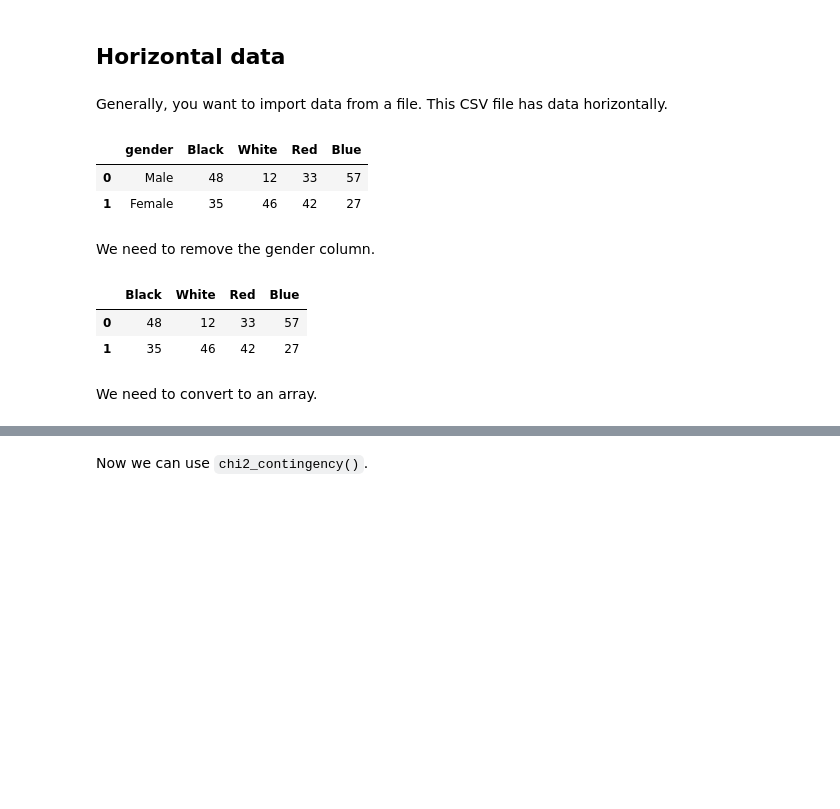
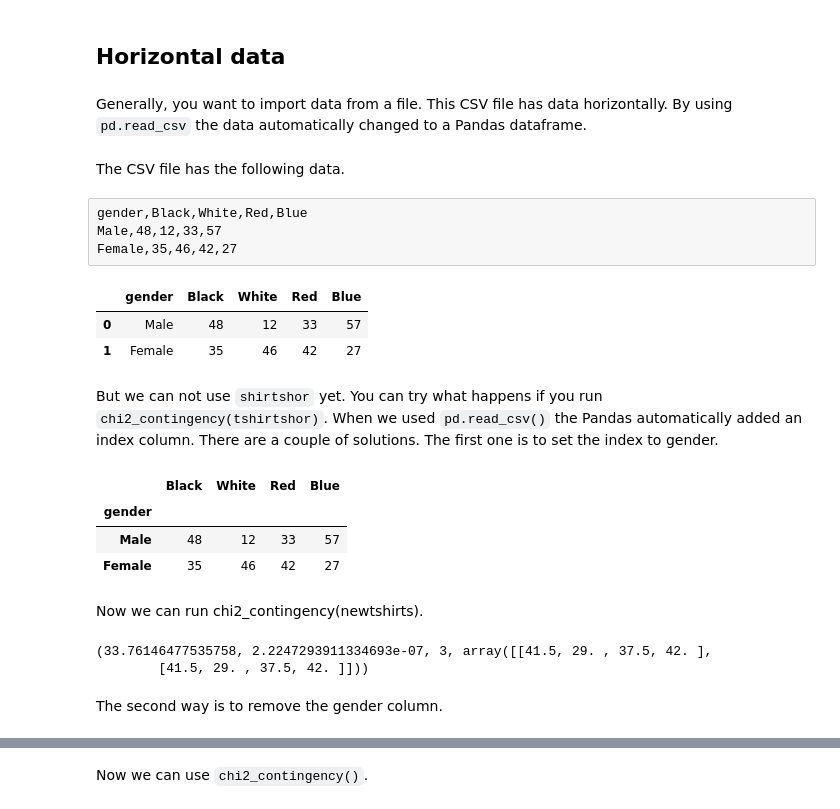
Before and after one commit to shinokada/python-for-ib-diploma-mathematics, a Jupyter notebook: Beginners-Guide-to-Chi-square-test-for-independence-with-Jupyter-Notebook.ipynb, the cells around one changed output, grey strips where cells are left out. Cells and saved outputs as stored; diff of their text form; code cells hidden in the pictures; blank space fills up the shorter version.

```diff
--- a/Beginners-Guide-to-Chi-square-test-for-independence-with-Jupyter-Notebook.ipynb
+++ b/Beginners-Guide-to-Chi-square-test-for-independence-with-Jupyter-Notebook.ipynb
@@ -136,22 +287,36 @@ dof
 # %% [markdown]
 ## Horizontal data
 # %% [markdown]
-Generally, you want to import data from a file. This CSV file has data horizontally.
+Generally, you want to import data from a file. This CSV file has data horizontally. By using `pd.read_csv` the data automatically changed to a Pandas dataframe.
+# %% [markdown]
+The CSV file has the following data.
+# %% [raw]
+gender,Black,White,Red,Blue
+Male,48,12,33,57
+Female,35,46,42,27
 # %%
-tshirtshorizontal = pd.read_csv('https://raw.githubusercontent.com/shinokada/python-for-ib-diploma-mathematics/master/Data/tshirts-horizontal.csv')
-tshirtshorizontal
+tshirtshor = pd.read_csv('https://raw.githubusercontent.com/shinokada/python-for-ib-diploma-mathematics/master/Data/tshirts-horizontal.csv')
+tshirtshor
 # %% [output]
 |  | gender | Black | White | Red | Blue |
 | 0 | Male | 48 | 12 | 33 | 57 |
 | 1 | Female | 35 | 46 | 42 | 27 |
+# %% [markdown]
+But we can not use `shirtshor` yet. You can try what happens if you run `chi2_contingency(tshirtshor)`. When we used `pd.read_csv()` the Pandas automatically added an index column. There are a couple of solutions. The first one is to set the index to gender.
+# %%
+new1= tshirtshor.set_index('gender')
+new1
+# %% [output]
+|  | Black | White | Red | Blue |
+| gender |  |  |  |  |
+| Male | 48 | 12 | 33 | 57 |
+| Female | 35 | 46 | 42 | 27 |
+# %% [markdown]
+Now we can run chi2_contingency(newtshirts).
+# %%
+chi2_contingency(new1)
+# %% [output]
+(33.76146477535758, 2.2247293911334693e-07, 3, array([[41.5, 29. , 37.5, 42. ],
+        [41.5, 29. , 37.5, 42. ]]))
 # %% [markdown]
-We need to remove the gender column.
+The second way is to remove the gender column.
-# %%
-num = tshirtshorizontal.iloc[:,1:]
-num
-# %% [output]
-|  | Black | White | Red | Blue |
-| 0 | 48 | 12 | 33 | 57 |
-| 1 | 35 | 46 | 42 | 27 |
-# %% [markdown]
-We need to convert to an array.
```
Also changed, not shown: parts of 50 cells of this notebook, 6 other files.
